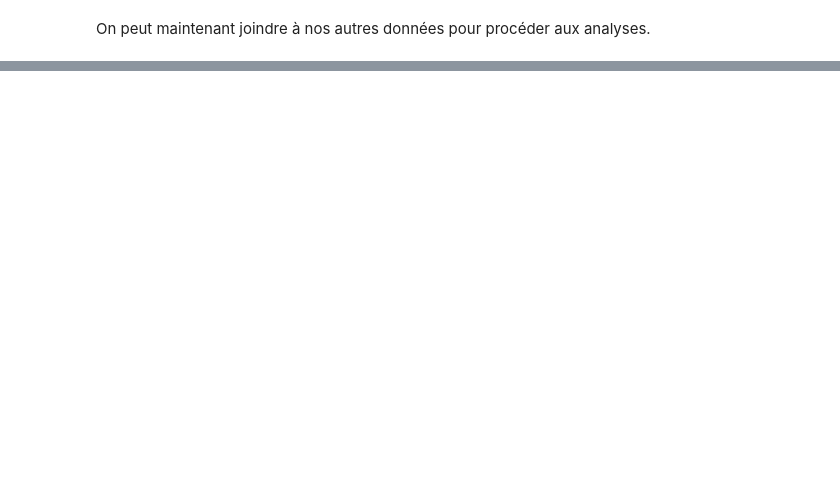
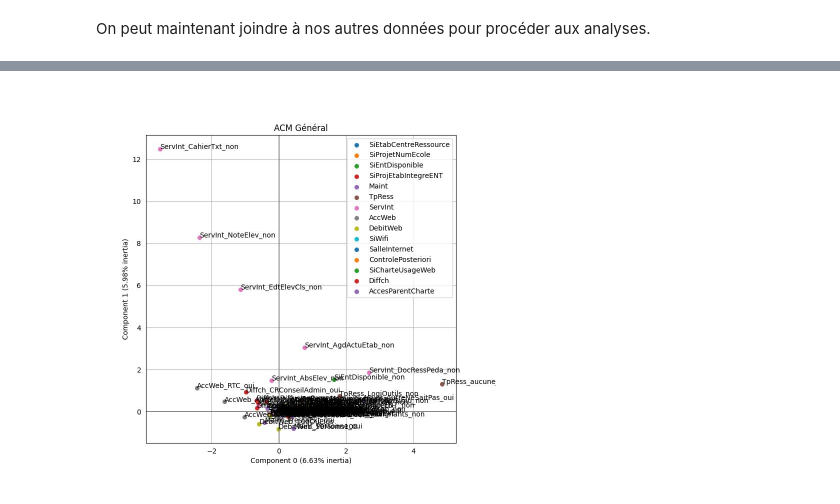
Before and after one commit to Salim-belkhir/Projet-data-science, a Jupyter notebook: etude_etic_2/etic_2.ipynb, the cells around one changed output, grey strips where cells are left out. Cells and saved outputs as stored; diff of their text form; code cells hidden in the pictures; blank space fills up the shorter version.

```diff
--- a/etude_etic_2/etic_2.ipynb
+++ b/etude_etic_2/etic_2.ipynb
@@ -426,0 +270,4 @@ mca.total_inertia_
+# %%
+Image(filename='../images/acm_general_essai.jpg', width=400, height=400)
+# %% [output]
+[figure, added]
```
Also changed, not shown: parts of 82 cells of this notebook, 16 other files.
